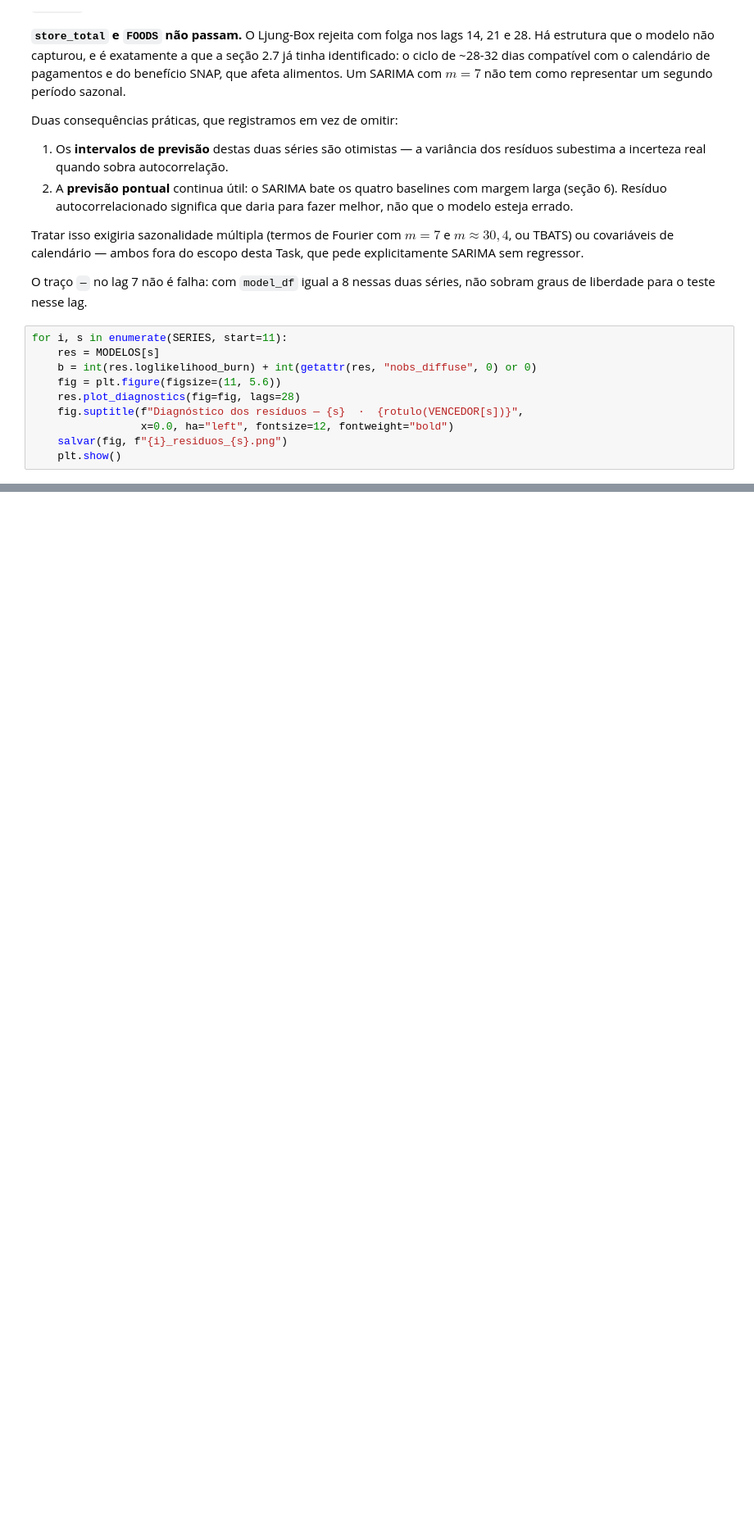
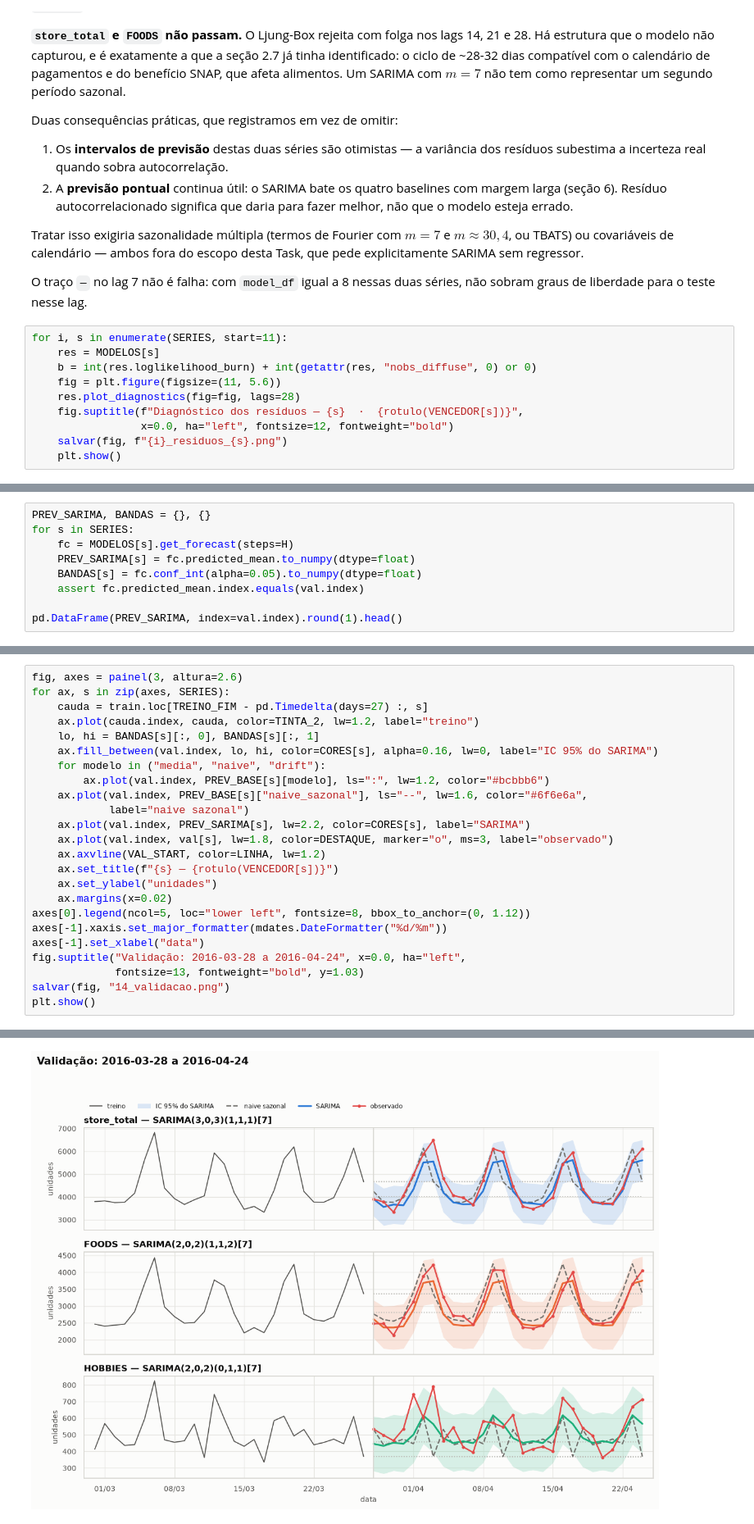
Before and after one commit to Os-Estudiosos/time-series-2026-2, a Jupyter notebook: main.ipynb, the cells around one changed output, grey strips where cells are left out. Shown at 82% size. Saved outputs shown, nothing was run; the diff lists cells and outputs as text; blank space fills up the shorter version.

```diff
--- a/main.ipynb
+++ b/main.ipynb
@@ -1573,0 +1580,9 @@ for i, s in enumerate(SERIES, start=11):
+# %%
+PREV_SARIMA, BANDAS = {}, {}
+for s in SERIES:
+    fc = MODELOS[s].get_forecast(steps=H)
+    PREV_SARIMA[s] = fc.predicted_mean.to_numpy(dtype=float)
+    BANDAS[s] = fc.conf_int(alpha=0.05).to_numpy(dtype=float)
+    assert fc.predicted_mean.index.equals(val.index)
+
+pd.DataFrame(PREV_SARIMA, index=val.index).round(1).head()
@@ -1573,0 +1641,25 @@ for i, s in enumerate(SERIES, start=11):
+# %%
+fig, axes = painel(3, altura=2.6)
+for ax, s in zip(axes, SERIES):
+    cauda = train.loc[TREINO_FIM - pd.Timedelta(days=27) :, s]
+    ax.plot(cauda.index, cauda, color=TINTA_2, lw=1.2, label="treino")
+    lo, hi = BANDAS[s][:, 0], BANDAS[s][:, 1]
+    ax.fill_between(val.index, lo, hi, color=CORES[s], alpha=0.16, lw=0, label="IC 95% do SARIMA")
+    for modelo in ("media", "naive", "drift"):
+        ax.plot(val.index, PREV_BASE[s][modelo], ls=":", lw=1.2, color="#bcbbb6")
+    ax.plot(val.index, PREV_BASE[s]["naive_sazonal"], ls="--", lw=1.6, color="#6f6e6a",
+            label="naive sazonal")
+    ax.plot(val.index, PREV_SARIMA[s], lw=2.2, color=CORES[s], label="SARIMA")
+    ax.plot(val.index, val[s], lw=1.8, color=DESTAQUE, marker="o", ms=3, label="observado")
+    ax.axvline(VAL_START, color=LINHA, lw=1.2)
+    ax.set_title(f"{s} — {rotulo(VENCEDOR[s])}")
+    ax.set_ylabel("unidades")
+    ax.margins(x=0.02)
+axes[0].legend(ncol=5, loc="lower left", fontsize=8, bbox_to_anchor=(0, 1.12))
+axes[-1].xaxis.set_major_formatter(mdates.DateFormatter("%d/%m"))
+axes[-1].set_xlabel("data")
+fig.suptitle("Validação: 2016-03-28 a 2016-04-24", x=0.0, ha="left",
+             fontsize=13, fontweight="bold", y=1.03)
+salvar(fig, "14_validacao.png")
+plt.show()
+# %% [output]
@@ -1573,0 +1667 @@ for i, s in enumerate(SERIES, start=11):
+[figure, added]
```
Also changed, not shown: parts of 17 cells of this notebook, 10 other files.
